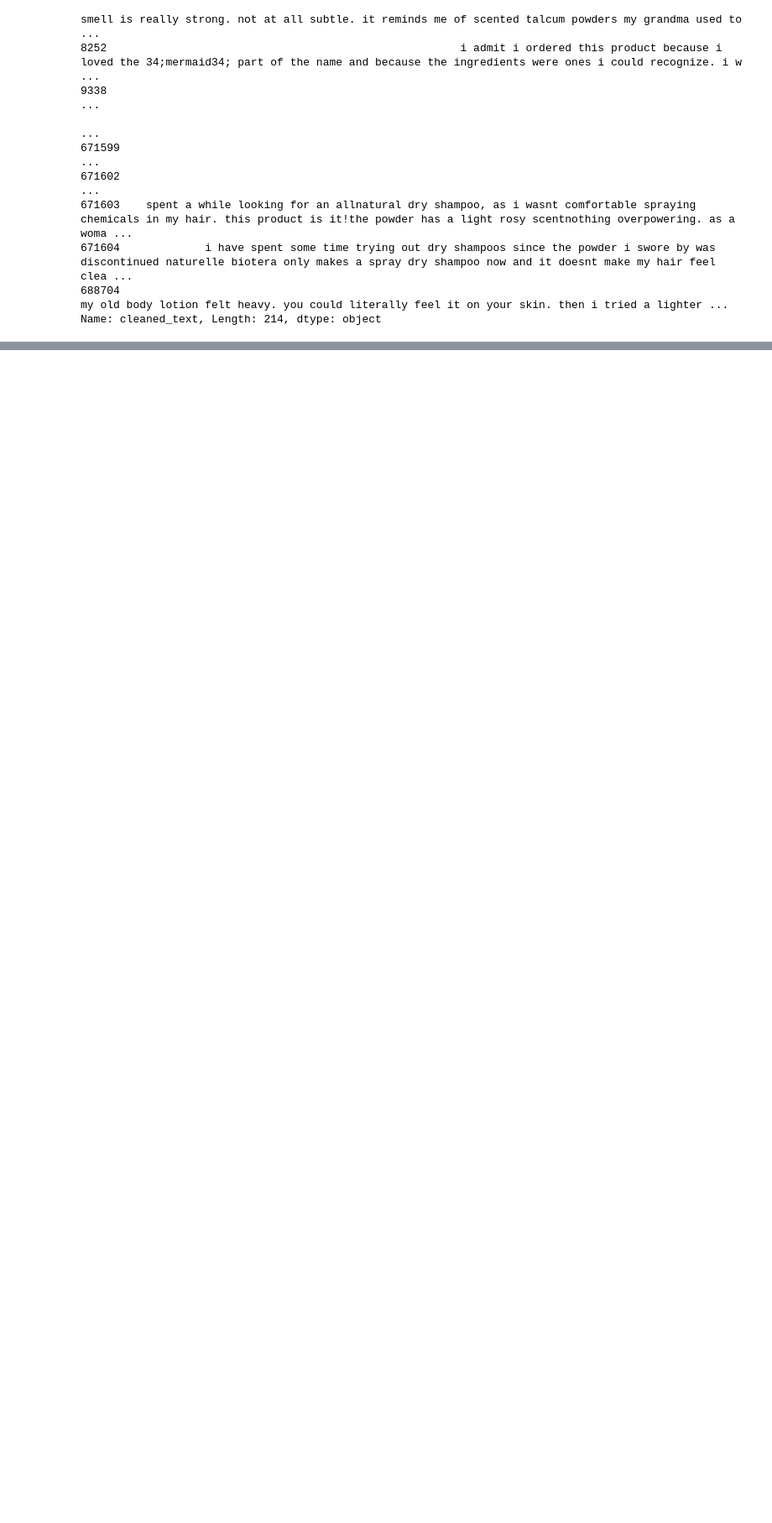
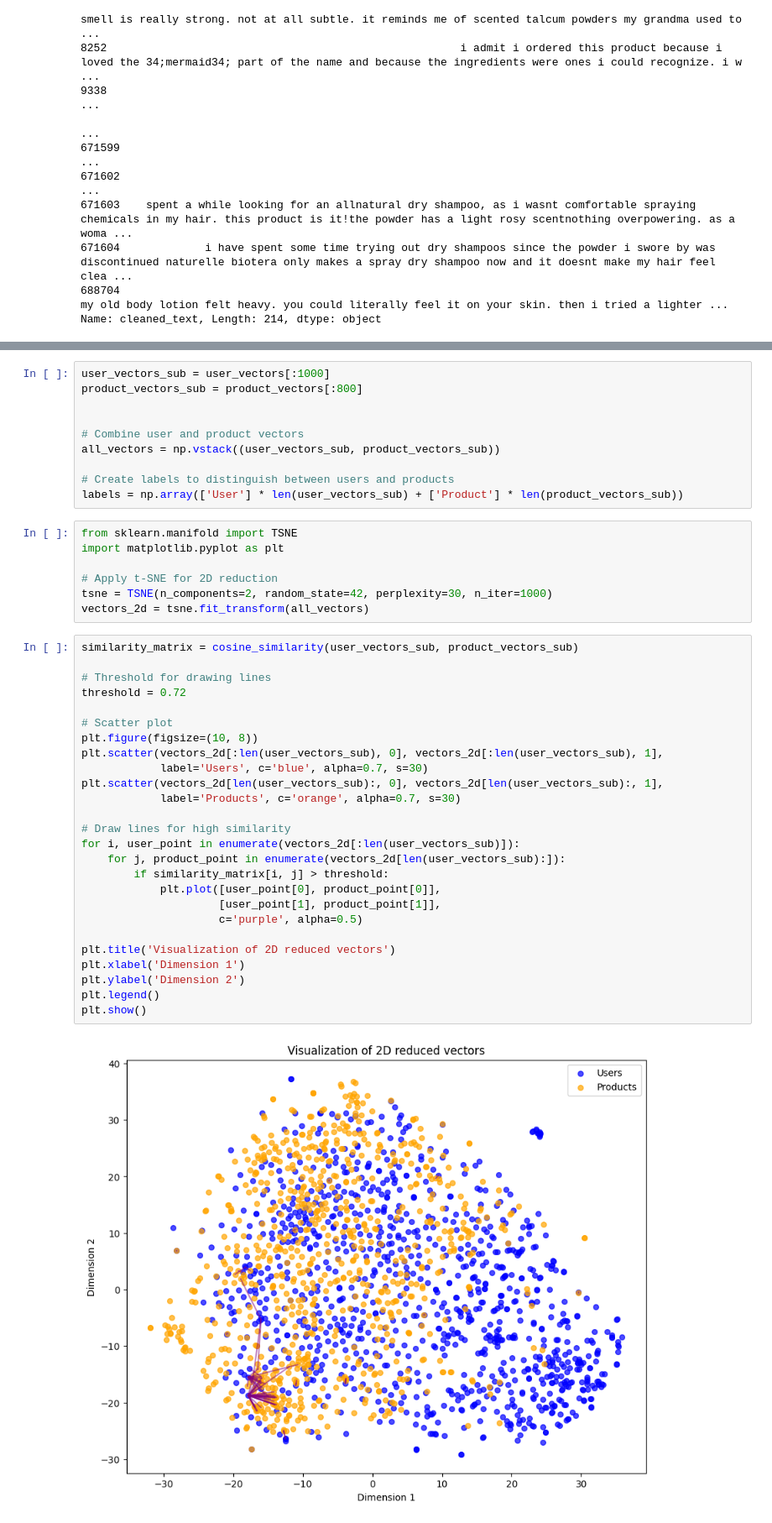
Before and after one commit to marcelinaszcz95/Capstone-Project-Recommender-System, a Jupyter notebook: notebooks/05_text_analysis_semantic_merged.ipynb, the cells around one changed output, grey strips where cells are left out. Shown at 84% size. Cells and saved outputs as stored; diff of their text form; blank space fills up the shorter version.

Commit message:
Add vizualisation of 2D reduced vectors

```diff
--- a/notebooks/05_text_analysis_semantic_merged.ipynb
+++ b/notebooks/05_text_analysis_semantic_merged.ipynb
@@ -260,0 +263,45 @@ Name: cleaned_text, Length: 214, dtype: object
+# %%
+user_vectors_sub = user_vectors[:1000]
+product_vectors_sub = product_vectors[:800]
+
+
+# Combine user and product vectors
+all_vectors = np.vstack((user_vectors_sub, product_vectors_sub))
+
+# Create labels to distinguish between users and products
+labels = np.array(['User'] * len(user_vectors_sub) + ['Product'] * len(product_vectors_sub))
+# %%
+from sklearn.manifold import TSNE
+import matplotlib.pyplot as plt
+
+# Apply t-SNE for 2D reduction
+tsne = TSNE(n_components=2, random_state=42, perplexity=30, n_iter=1000)
+vectors_2d = tsne.fit_transform(all_vectors)
+# %%
+similarity_matrix = cosine_similarity(user_vectors_sub, product_vectors_sub)
+
+# Threshold for drawing lines
+threshold = 0.72
+
+# Scatter plot
+plt.figure(figsize=(10, 8))
+plt.scatter(vectors_2d[:len(user_vectors_sub), 0], vectors_2d[:len(user_vectors_sub), 1],
+            label='Users', c='blue', alpha=0.7, s=30)
+plt.scatter(vectors_2d[len(user_vectors_sub):, 0], vectors_2d[len(user_vectors_sub):, 1],
+            label='Products', c='orange', alpha=0.7, s=30)
+
+# Draw lines for high similarity
+for i, user_point in enumerate(vectors_2d[:len(user_vectors_sub)]):
+    for j, product_point in enumerate(vectors_2d[len(user_vectors_sub):]):
+        if similarity_matrix[i, j] > threshold:
+            plt.plot([user_point[0], product_point[0]],
+                     [user_point[1], product_point[1]],
+                     c='purple', alpha=0.5)
+
+plt.title('Visualization of 2D reduced vectors')
+plt.xlabel('Dimension 1')
+plt.ylabel('Dimension 2')
+plt.legend()
+plt.show()
+# %% [output]
+[figure, added]
```
Also changed, not shown: parts of 3 cells of this notebook.
